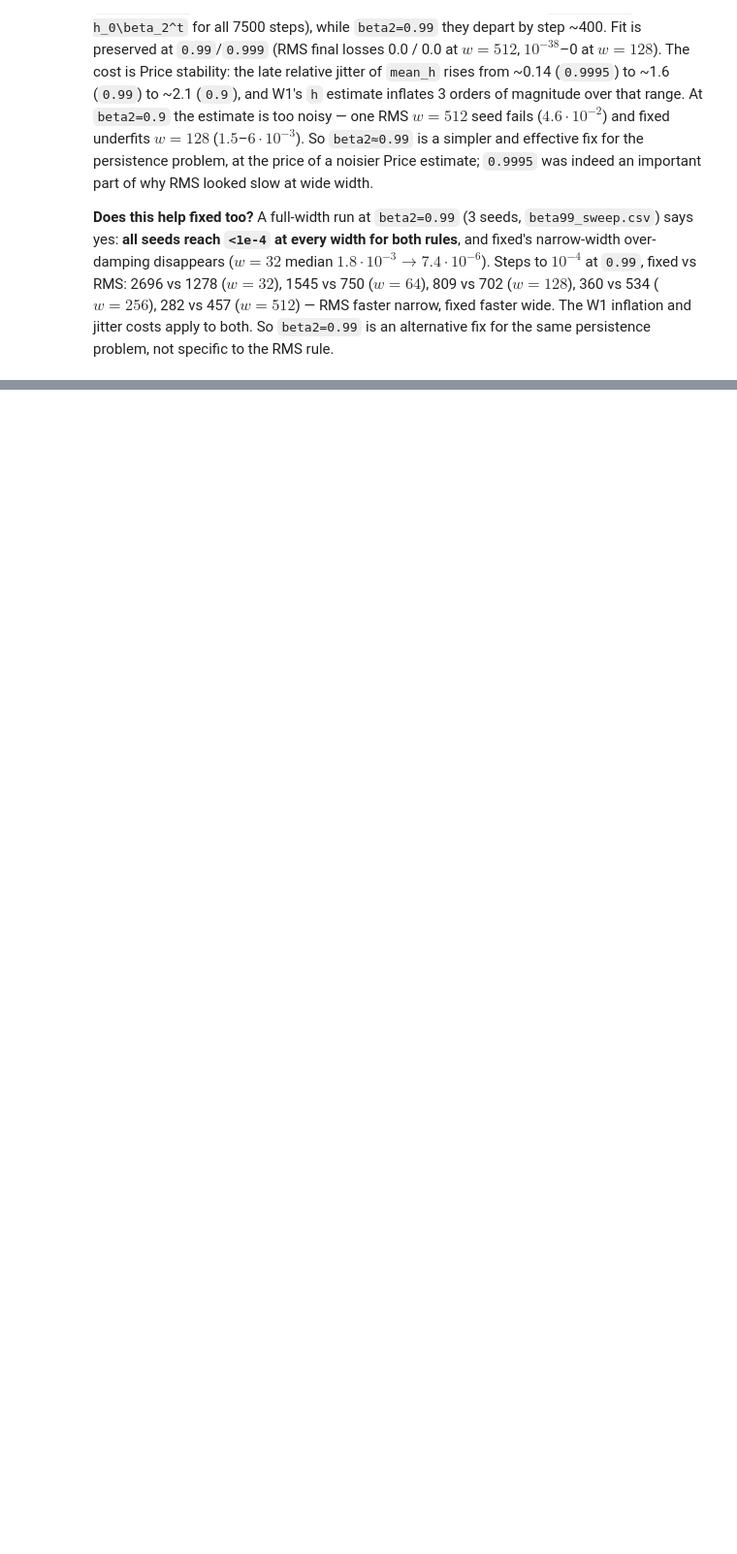
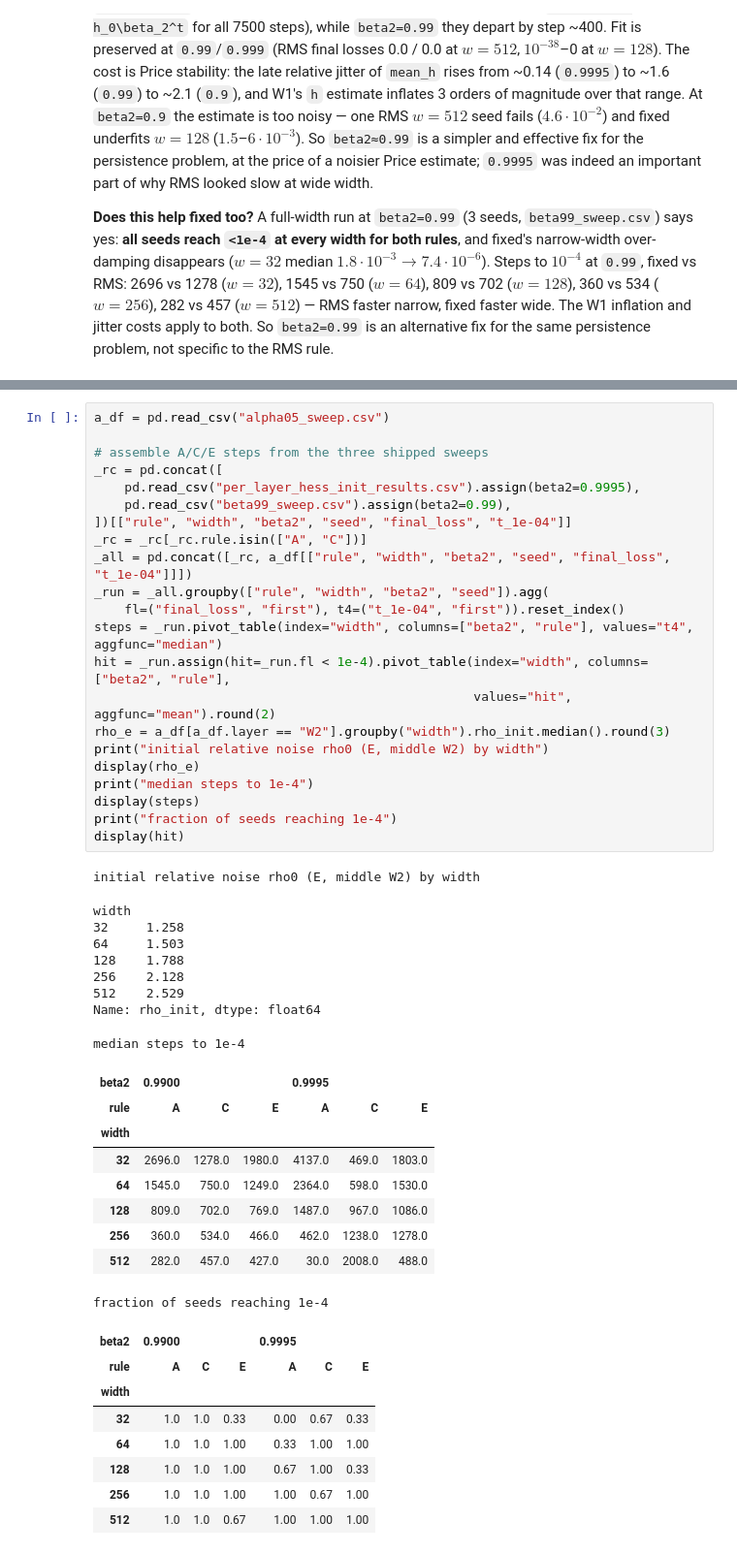
Before and after one commit to adrianrob1/haicon-tutorial, a Jupyter notebook: 2b_hess_init.ipynb, the cells around one changed output, grey strips where cells are left out. Shown at 97% size. Saved outputs shown, nothing was run; the diff lists cells and outputs as text; blank space fills up the shorter version.

```diff
--- a/2b_hess_init.ipynb
+++ b/2b_hess_init.ipynb
@@ -937,0 +944,49 @@ final loss per seed
+# %%
+a_df = pd.read_csv("alpha05_sweep.csv")
+
+# assemble A/C/E steps from the three shipped sweeps
+_rc = pd.concat([
+    pd.read_csv("per_layer_hess_init_results.csv").assign(beta2=0.9995),
+    pd.read_csv("beta99_sweep.csv").assign(beta2=0.99),
+])[["rule", "width", "beta2", "seed", "final_loss", "t_1e-04"]]
+_rc = _rc[_rc.rule.isin(["A", "C"])]
+_all = pd.concat([_rc, a_df[["rule", "width", "beta2", "seed", "final_loss", "t_1e-04"]]])
+_run = _all.groupby(["rule", "width", "beta2", "seed"]).agg(
+    fl=("final_loss", "first"), t4=("t_1e-04", "first")).reset_index()
+steps = _run.pivot_table(index="width", columns=["beta2", "rule"], values="t4", aggfunc="median")
+hit = _run.assign(hit=_run.fl < 1e-4).pivot_table(index="width", columns=["beta2", "rule"],
+                                                  values="hit", aggfunc="mean").round(2)
+rho_e = a_df[a_df.layer == "W2"].groupby("width").rho_init.median().round(3)
+print("initial relative noise rho0 (E, middle W2) by width")
+display(rho_e)
+print("median steps to 1e-4")
+display(steps)
+print("fraction of seeds reaching 1e-4")
+display(hit)
+# %% [output]
+initial relative noise rho0 (E, middle W2) by width
+width
+32     1.258
+64     1.503
+128    1.788
+256    2.128
+512    2.529
+Name: rho_init, dtype: float64
+median steps to 1e-4
+| beta2 | 0.9900 |  |  | 0.9995 |  |  |
+| rule | A | C | E | A | C | E |
+| width |  |  |  |  |  |  |
+| 32 | 2696.0 | 1278.0 | 1980.0 | 4137.0 | 469.0 | 1803.0 |
+| 64 | 1545.0 | 750.0 | 1249.0 | 2364.0 | 598.0 | 1530.0 |
+| 128 | 809.0 | 702.0 | 769.0 | 1487.0 | 967.0 | 1086.0 |
+| 256 | 360.0 | 534.0 | 466.0 | 462.0 | 1238.0 | 1278.0 |
+| 512 | 282.0 | 457.0 | 427.0 | 30.0 | 2008.0 | 488.0 |
+fraction of seeds reaching 1e-4
+| beta2 | 0.9900 |  |  | 0.9995 |  |  |
+| rule | A | C | E | A | C | E |
+| width |  |  |  |  |  |  |
+| 32 | 1.0 | 1.0 | 0.33 | 0.00 | 0.67 | 0.33 |
+| 64 | 1.0 | 1.0 | 1.00 | 0.33 | 1.00 | 1.00 |
+| 128 | 1.0 | 1.0 | 1.00 | 0.67 | 1.00 | 0.33 |
+| 256 | 1.0 | 1.0 | 1.00 | 1.00 | 0.67 | 1.00 |
+| 512 | 1.0 | 1.0 | 0.67 | 1.00 | 1.00 | 1.00 |
```
Also changed, not shown: parts of 2 cells of this notebook, 2 other files.
